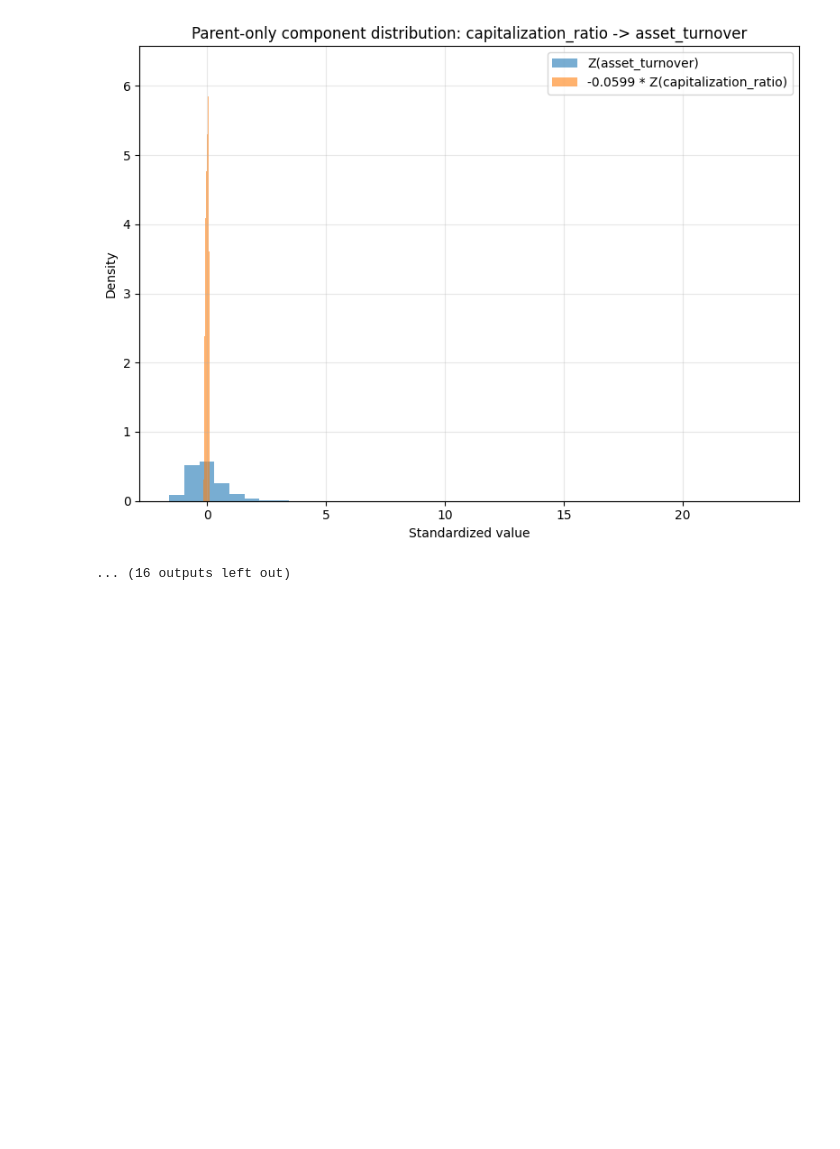
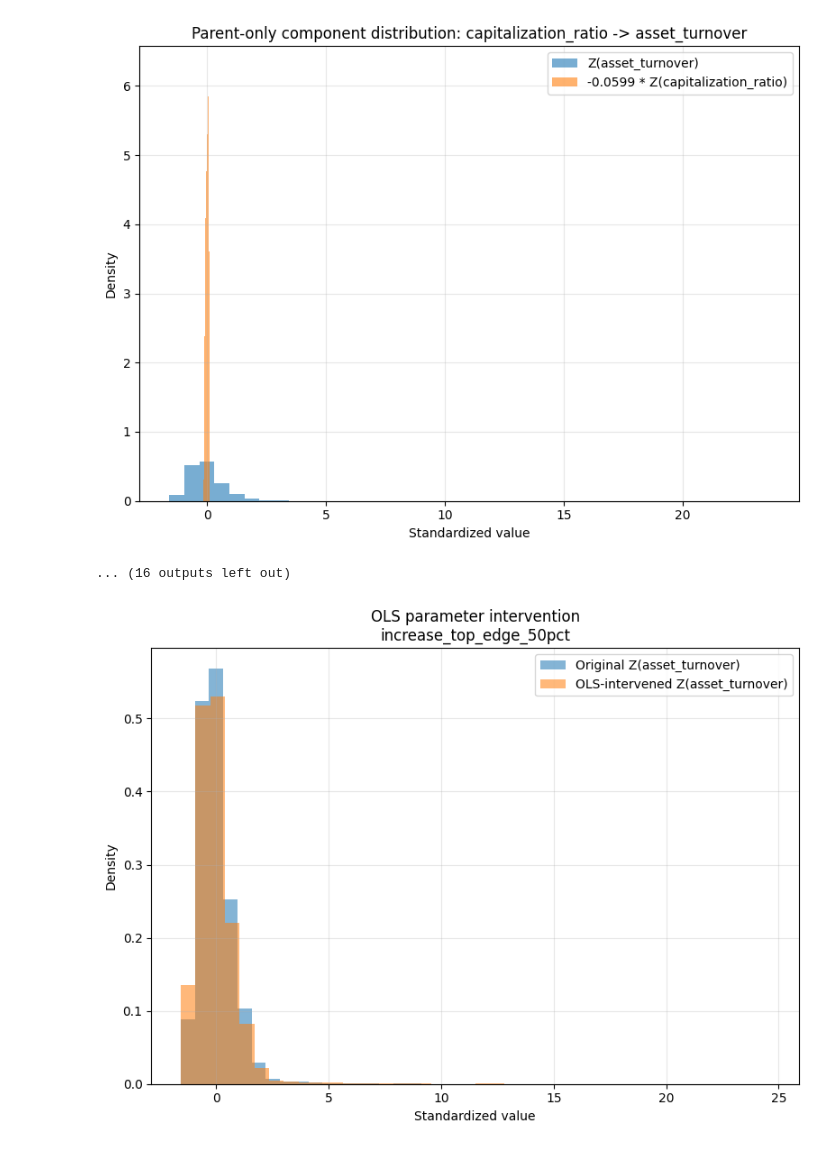
Before and after one commit to sosomeet/Bank_Failure_Prediction_2, a Jupyter notebook: NEW_OLS/GES/ges_standardization.ipynb, the cells around one changed output. Saved outputs shown, nothing was run; the diff lists cells and outputs as text; code cells hidden in the pictures; blank space fills up the shorter version.

```diff
--- a/NEW_OLS/GES/ges_standardization.ipynb
+++ b/NEW_OLS/GES/ges_standardization.ipynb
@@ -640,3 +640,102 @@ capitalization_ratio - -0.0599 - asset_turnover
 [figure]
 [figure]
 ... (16 outputs left out)
+# %%
+# =========================================================
+# 8.6) OLS 개입 쉘 (parameter / SEM intervention)
+#      - 부모 데이터는 그대로
+#      - OLS 계수 w만 개입
+# =========================================================
+
+if TARGET_NAME in cols and len(edges_to_target) > 0:
+
+    parents_df_do = pd.DataFrame(edges_to_target,
+                                 columns=["source", "target", "weight"])
+    parents_df_do["absw"] = parents_df_do["weight"].abs()
+    parents_df_do = parents_df_do.sort_values("absw", ascending=False)
+
+    parent_cols = parents_df_do["source"].tolist()
+    w_orig = parents_df_do["weight"].astype(float).values
+
+    col_to_idx = {c: i for i, c in enumerate(cols)}
+    idx_y = col_to_idx[TARGET_NAME]
+
+    # -----------------------------
+    # 원래 Z_y, Z_p, epsilon
+    # -----------------------------
+    z_y = X_standard[:, idx_y]
+
+    Zp = np.column_stack([
+        X_standard[:, col_to_idx[p]] for p in parent_cols
+    ])
+
+    zhat_orig = Zp @ w_orig
+    eps = z_y - zhat_orig
+
+    # -----------------------------
+    # OLS 개입 정의
+    # -----------------------------
+    OLS_INTERVENTIONS = [
+        {
+            "name": "increase_top_edge_50pct",
+            "mode": "scale_one",
+            "parent": parent_cols[0],   # 가장 강한 parent
+            "alpha": 1.5
+        },
+        {
+            "name": "remove_top_edge",
+            "mode": "zero_one",
+            "parent": parent_cols[0]
+        },
+        {
+            "name": "shrink_all_edges",
+            "mode": "scale_all",
+            "alpha": 0.7
+        },
+    ]
+
+    # -----------------------------
+    # 개입 실행
+    # -----------------------------
+    for cfg in OLS_INTERVENTIONS:
+        w_do = w_orig.copy()
+
+        if cfg["mode"] == "scale_one":
+            j = parent_cols.index(cfg["parent"])
+            w_do[j] = cfg["alpha"] * w_do[j]
+
+        elif cfg["mode"] == "zero_one":
+            j = parent_cols.index(cfg["parent"])
+            w_do[j] = 0.0
+
+        elif cfg["mode"] == "scale_all":
+            w_do = cfg["alpha"] * w_do
+
+        else:
+            raise ValueError("Unknown OLS intervention mode")
+
+        # 새로운 구조식
+        z_y_do = Zp @ w_do + eps
+
+        # -----------------------------
+        # 분포 비교 (표준화 공간)
+        # -----------------------------
+        plt.figure(figsize=(8, 6))
+        plt.hist(z_y, bins=BINS, density=True, alpha=0.55, label="Original Z(asset_turnover)")
+        plt.hist(z_y_do, bins=BINS, density=True, alpha=0.55, label="OLS-intervened Z(asset_turnover)")
+        plt.xlabel("Standardized value")
+        plt.ylabel("Density")
+        plt.title("OLS parameter intervention\n{0}".format(cfg["name"]))
+        plt.legend()
+        plt.grid(alpha=0.3)
+        plt.tight_layout()
+        plt.show()
+
+        print("\n[OLS INTERVENTION SUMMARY]")
+        print("- name:", cfg["name"])
+        print("- mean(Z): original={0:.4f}, intervened={1:.4f}"
+              .format(float(z_y.mean()), float(z_y_do.mean())))
+        print("- std(Z):  original={0:.4f}, intervened={1:.4f}"
+              .format(float(z_y.std(ddof=0)), float(z_y_do.std(ddof=0))))
+# %% [output]
+[figure, added]
```
Also changed, not shown: parts of 3 cells of this notebook, 2 other files.
